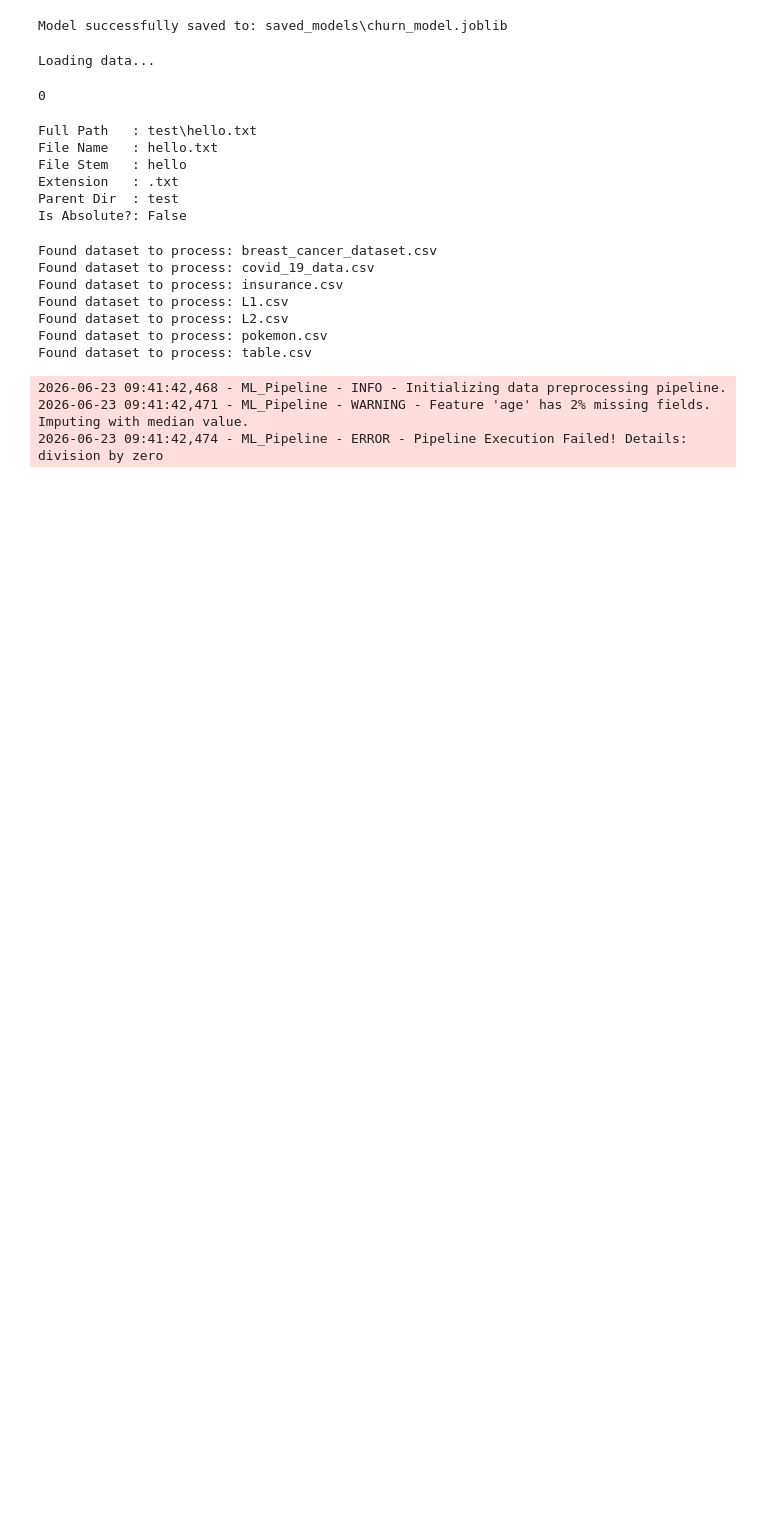
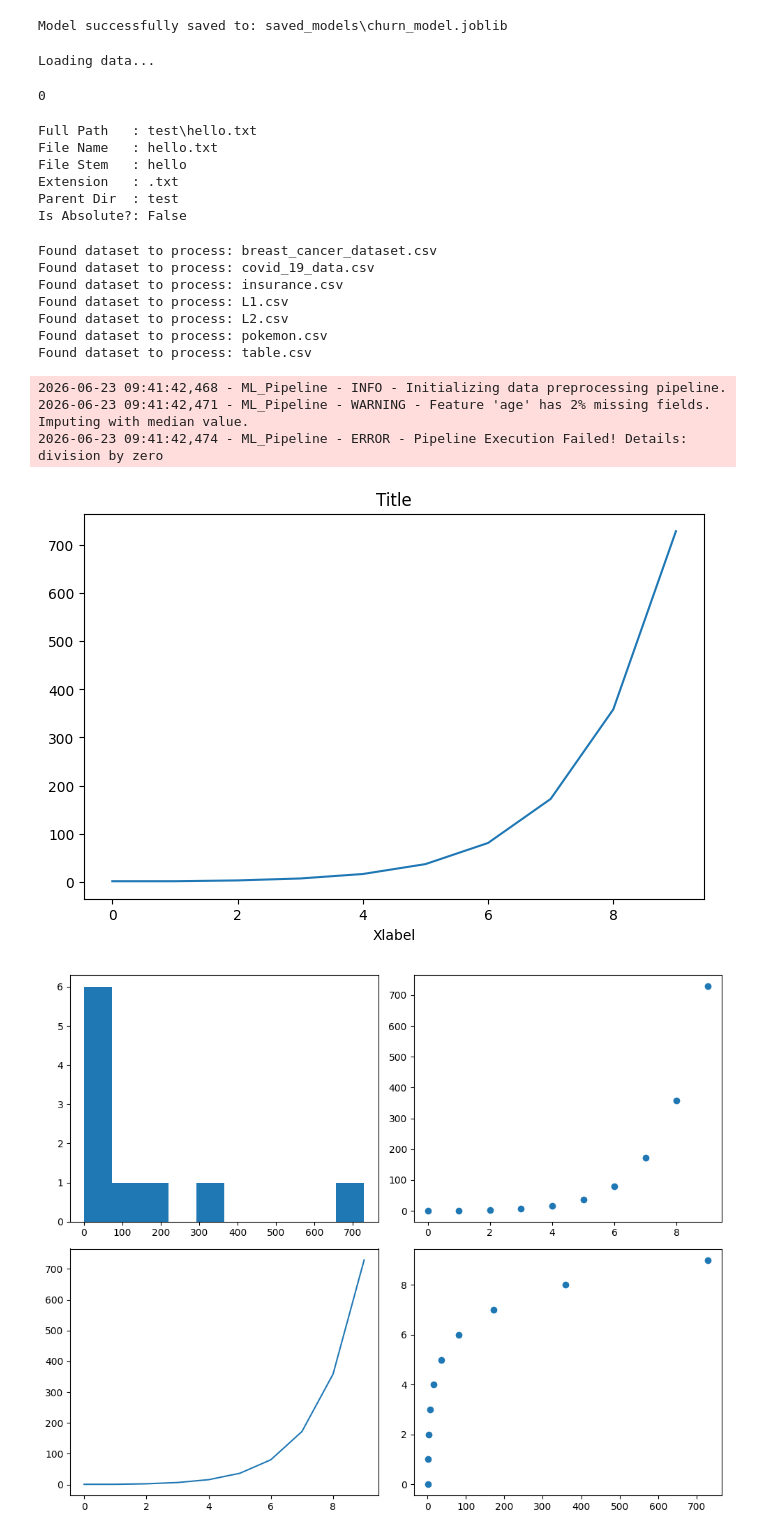
Before and after one commit to AyushDevadiga1/practice-programs, a Jupyter notebook: python-essentials.ipynb, the cells around one changed output. Drawn from its saved outputs; the diff is of its cells as text; code cells hidden in the pictures; blank space fills up the shorter version.

```diff
--- a/python-essentials.ipynb
+++ b/python-essentials.ipynb
@@ -656,3 +656,26 @@ except ZeroDivisionError as e:
 2026-06-23 09:41:42,468 - ML_Pipeline - INFO - Initializing data preprocessing pipeline.
 2026-06-23 09:41:42,471 - ML_Pipeline - WARNING - Feature 'age' has 2% missing fields. Imputing with median value.
 2026-06-23 09:41:42,474 - ML_Pipeline - ERROR - Pipeline Execution Failed! Details: division by zero
+# %%
+import matplotlib.pyplot as plt
+import numpy as np
+import pandas as pd
+
+x = [x for x in range (10)]
+y = [x**(x**(1/2)) for x in range(10)]
+df = pd.DataFrame({"x":x,"y":y})
+fig, ax = plt.subplots(figsize=(8, 5))
+ax.plot(x, y)
+ax.set_title("Title")
+ax.set_xlabel("Xlabel")
+
+
+fig, axes = plt.subplots(2, 2, figsize=(10, 8))   # grid of subplots
+axes[0, 0].hist(df["y"])
+axes[0, 1].scatter(df["x"], df["y"])
+axes[1, 0].plot(df["x"], df["y"])
+axes[1, 1].scatter(df["y"], df["x"])
+plt.tight_layout()    # prevents overlapping labels/titles between subplots
+# %% [output]
+[figure, added]
+[figure, added]
```
Also changed, not shown: parts of 6 cells of this notebook.
